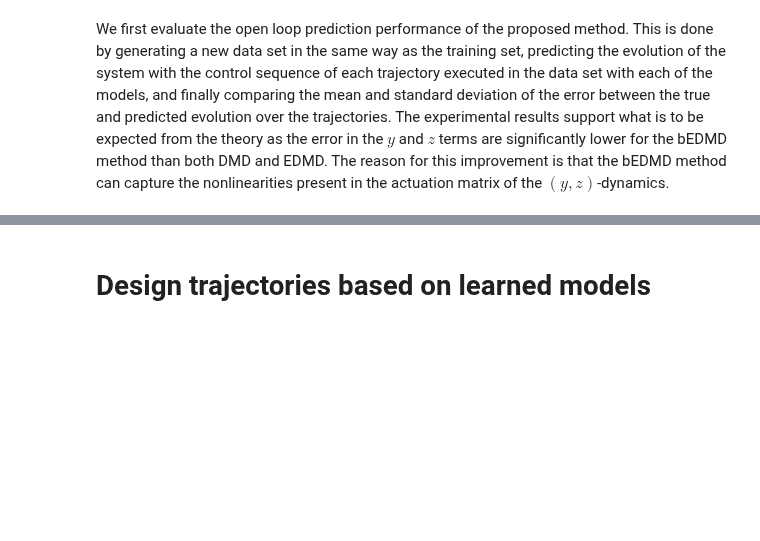
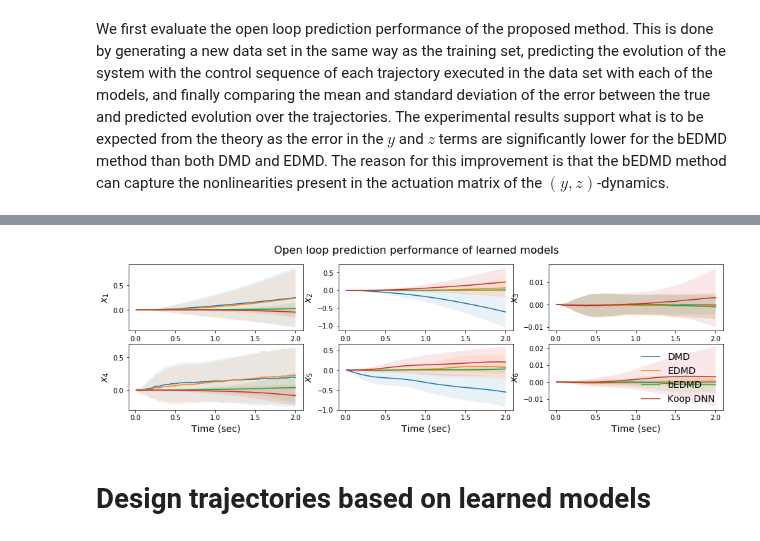
Before and after one commit to Cafolkes/koopman_learning_and_control, a Jupyter notebook: working_files/bkeedmd/planar_quadrotor_learning_mpc_nn.ipynb, the cells around one changed output, grey strips where cells are left out. Saved outputs shown, nothing was run; the diff lists cells and outputs as text; code cells hidden in the pictures; blank space fills up the shorter version.

```diff
--- a/working_files/bkeedmd/planar_quadrotor_learning_mpc_nn.ipynb
+++ b/working_files/bkeedmd/planar_quadrotor_learning_mpc_nn.ipynb
@@ -474,35 +482,37 @@ print(tabulate(table_data,
 import matplotlib.pyplot as plt
 import matplotlib
 
-figwidth = 12
+figwidth = 16
 lw = 2
 fs = 14
 y_lim_gain = 1.2
 row = 2
 col = n/row
 
 #Plot open loop results:
 plt.figure(figsize=(figwidth,4))
 axs = [plt.subplot(row,col,jj+1) for jj in range(n)]
 
 for ii, err in enumerate(error):
     err_mean = np.mean(err, axis=0)
     err_std = np.std(err, axis=0)
 
     for jj in range(n):
         axs[jj].plot(t_eval[1:], err_mean[:,jj], label=mdl_names[ii])
         axs[jj].fill_between(t_eval[1:], err_mean[:,jj]-err_std[:,jj], err_mean[:,jj]+err_std[:,jj], alpha=0.1)
 
 for jj in range(n):
     axs[jj].set_xlabel('Time (sec)', fontsize=fs)
     axs[jj].set_ylabel('$x_'+ str(jj+1) + '$', fontsize=fs)
 
 plt.legend(frameon=False, fontsize=fs)
 stitle=plt.suptitle('Open loop prediction performance of learned models', fontsize=fs+2)
 matplotlib.rcParams['pdf.fonttype'] = 42
 matplotlib.rcParams['ps.fonttype'] = 42
 plt.savefig(folder_plots + 'koop_sys_prediction.pdf', format='pdf', dpi=2400, bbox_extra_artists=(stitle,), bbox_inches="tight")
 plt.show()
+# %% [output]
+[figure, added]
 # %% [markdown]
 # Design trajectories based on learned models
 # %% [markdown]
```
Also changed, not shown: parts of 14 cells of this notebook, 5 other files.
